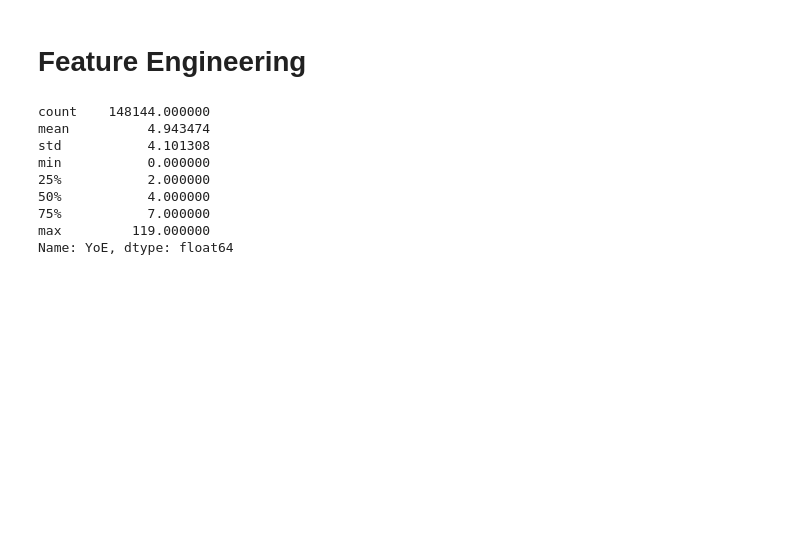
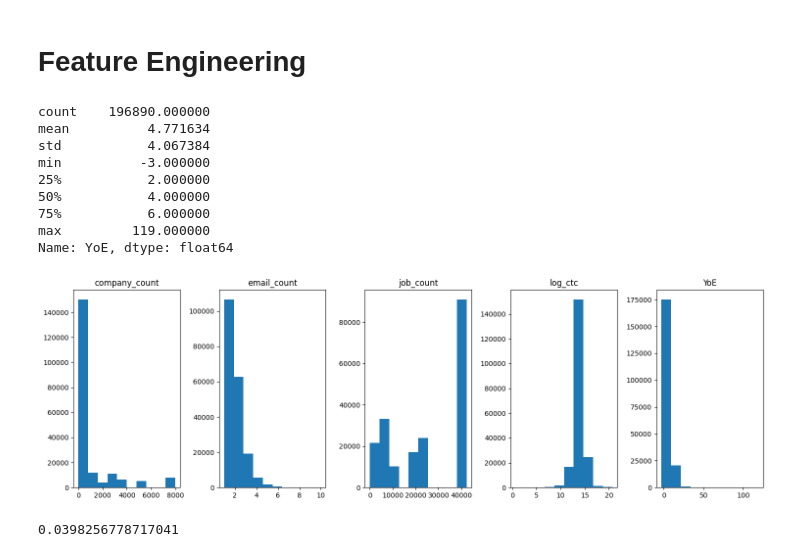
Before and after one commit to madhavpro3/DSML_casestudies, a Jupyter notebook: clustering.ipynb, the cells around one changed output. Cells and saved outputs as stored; diff of their text form; code cells hidden in the pictures; blank space fills up the shorter version.

Commit message:
FInished data preparation. Added clustering scenarios

```diff
--- a/clustering.ipynb
+++ b/clustering.ipynb
@@ -242,0 +208,8 @@ dtype: int64
+# %%
+from sklearn.impute import SimpleImputer
+import time
+
+start=time.time()
+np_imputed=SimpleImputer(missing_values=np.nan,strategy='most_frequent').fit_transform(df)
+print('Time = '+str(time.time()-start))
+df_imputed=pd.DataFrame(np_imputed,columns=df.columns)
@@ -243,30 +239,38 @@ dtype: int64
 # %% [markdown]
 # Feature Engineering
 # %%
-df['YoE']=df['ctc_updated_year']-df['orgyear']
+df_imputed['YoE']=df_imputed['ctc_updated_year']-df_imputed['orgyear']
 
+# df['group_YoE']=df['YoE']
+# df['group_YoE']=(np.floor(df['YoE']/3))+1
+# df['group_YoE'].value_counts()
 
-df['group_company']=df['company_hash']
-df.loc[df['company_count']<100,'group_company']='OTHER'
-# df['group_company'].fillna('OTHER')
-
-df['group_job']=df['job_position']
-df.loc[df['job_count']<1000,'group_job']='OTHER'
-df['group_job'].value_counts()
-
-
-df['group_YoE']=df['YoE']
-df['group_YoE']=(np.floor(df['YoE']/3))+1
-df['group_YoE'].value_counts()
-
-df['YoE'].describe()
+df_imputed['YoE'].describe()
 # %% [output]
-count    148144.000000
-mean          4.943474
-std           4.101308
-min           0.000000
+count    196890.000000
+mean          4.771634
+std           4.067384
+min          -3.000000
 25%           2.000000
 50%           4.000000
-75%           7.000000
+75%           6.000000
 max         119.000000
 Name: YoE, dtype: float64
+# %%
+fig,ax=plt.subplots(nrows=1,ncols=5)
+fig.set_figwidth(15)
+df_imputed['log_email_count']=np.log(df['email_count'])
+cols_to_plot=['company_count','email_count','job_count','log_ctc','YoE']
+for finx,f in enumerate(cols_to_plot):
+  ax[finx].hist(df_imputed[f],bins=10)
+  ax[finx].set_title(f)
+
+plt.tight_layout()
+# %% [output]
+[figure, added]
+# %%
+start=time.time()
+df_desig=df_imputed.groupby(['company_count','job_count','YoE'])['log_ctc'].agg(['mean','median'])
+print(time.time()-start)
+# %% [output]
+0.0398256778717041
```
Also changed, not shown: parts of 57 cells of this notebook.
